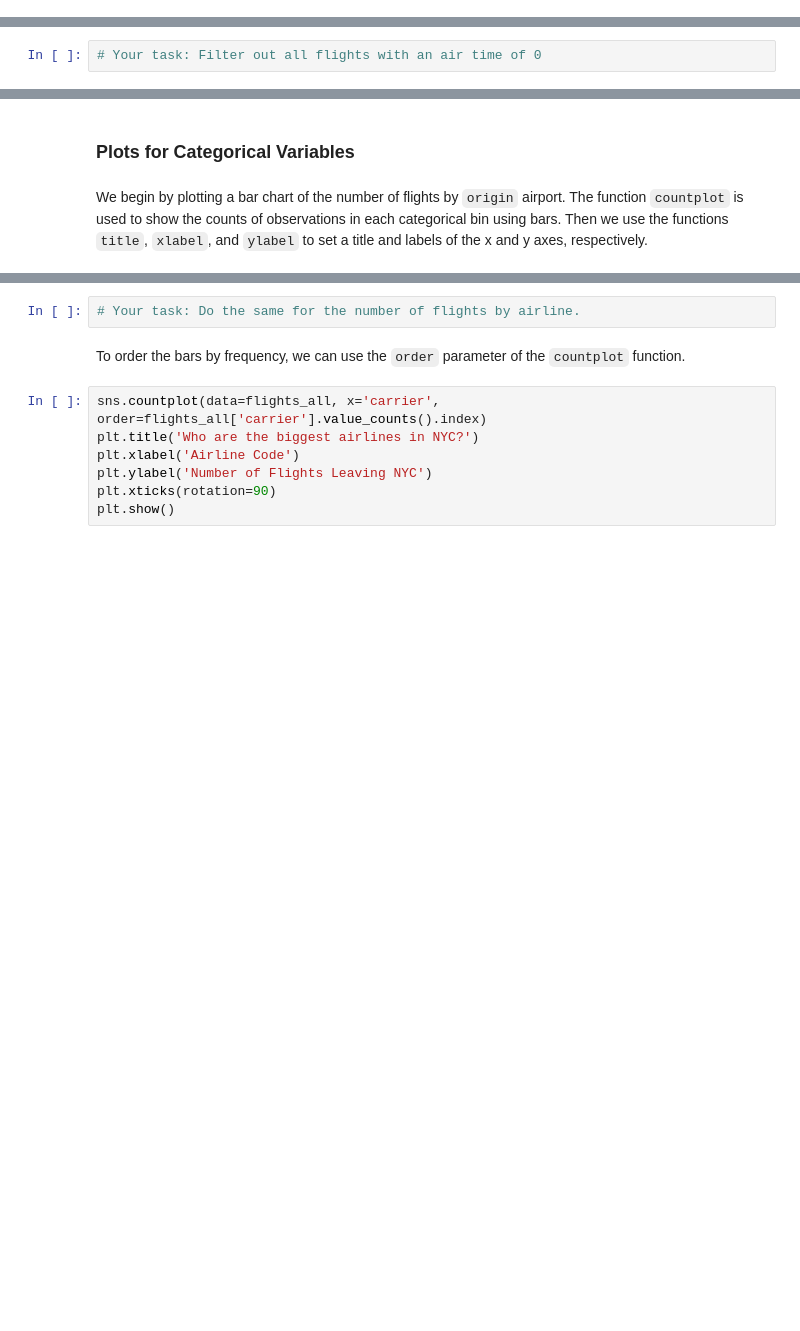
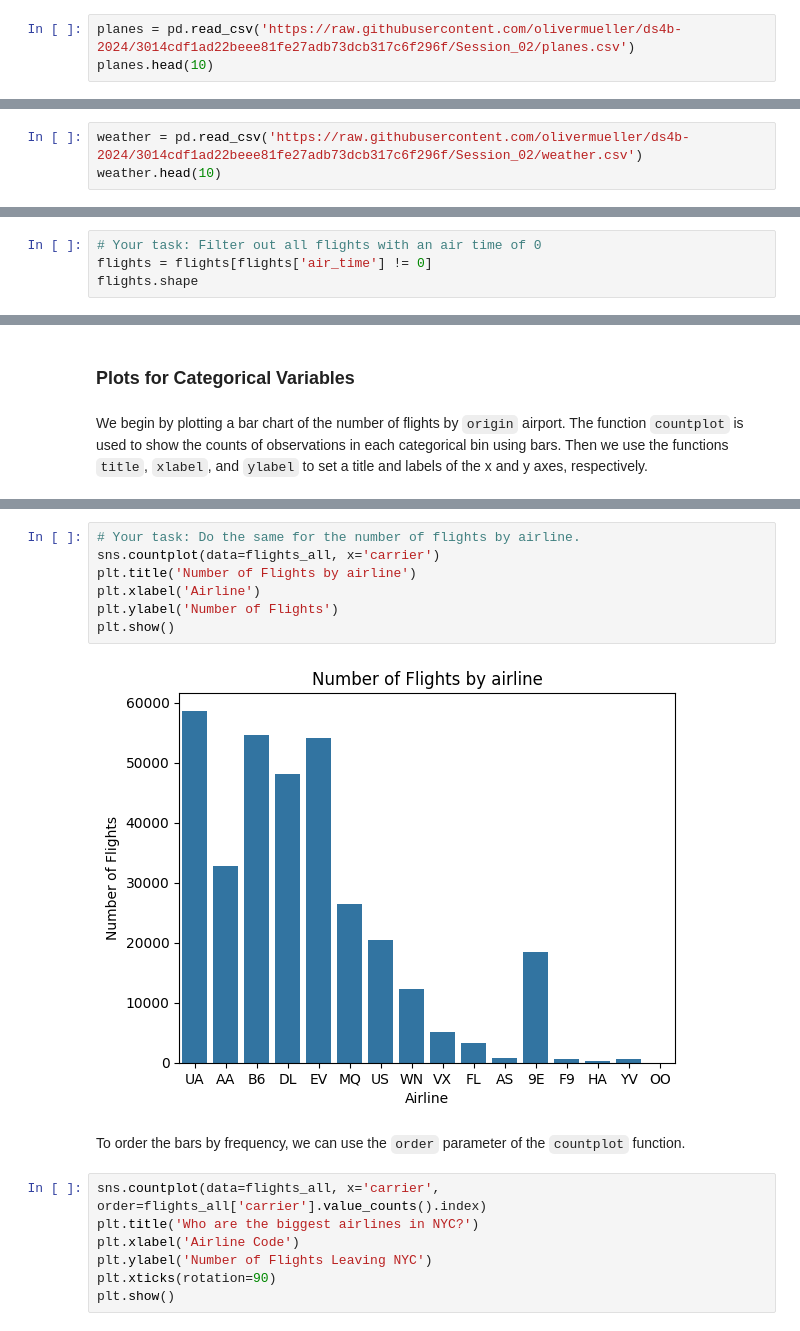
Before and after one commit to Julian200019/DataScience2024, a Jupyter notebook: Session_02/nycflights_prep_and_viz.ipynb, the cells around one changed output, grey strips where cells are left out. Cells and saved outputs as stored; diff of their text form; blank space fills up the shorter version.

```diff
--- a/Session_02/nycflights_prep_and_viz.ipynb
+++ b/Session_02/nycflights_prep_and_viz.ipynb
@@ -73,3 +73,6 @@ airports.head(10)
 | 9 | 0S9 | Jefferson County Intl | 48.053809 | -122.810644 | 108 | -8 | A | America/Los_Angeles |
 # %%
 # Your task: Load the *planes* and *weather* tables from CSV files, store them a variables called weather and planes and take a look at the first few rows of each table.
+# %%
+planes = pd.read_csv('https://raw.githubusercontent.com/olivermueller/ds4b-2024/3014cdf1ad22beee81fe27adb73dcb317c6f296f/Session_02/planes.csv')
+planes.head(10)
@@ -75,0 +91,3 @@ airports.head(10)
+# %%
+weather = pd.read_csv('https://raw.githubusercontent.com/olivermueller/ds4b-2024/3014cdf1ad22beee81fe27adb73dcb317c6f296f/Session_02/weather.csv')
+weather.head(10)
@@ -87,2 +120,4 @@ flights.shape
 # %%
 # Your task: Filter out all flights with an air time of 0
+flights = flights[flights['air_time'] != 0]
+flights.shape
@@ -178,5 +278,12 @@ plt.show()
 # %%
 # Your task: Do the same for the number of flights by airline.
+sns.countplot(data=flights_all, x='carrier')
+plt.title('Number of Flights by airline')
+plt.xlabel('Airline')
+plt.ylabel('Number of Flights')
+plt.show()
+# %% [output]
+[figure, added]
 # %% [markdown]
 To order the bars by frequency, we can use the `order` parameter of the `countplot` function.
 # %%
```
Also changed, not shown: parts of 26 cells of this notebook.
